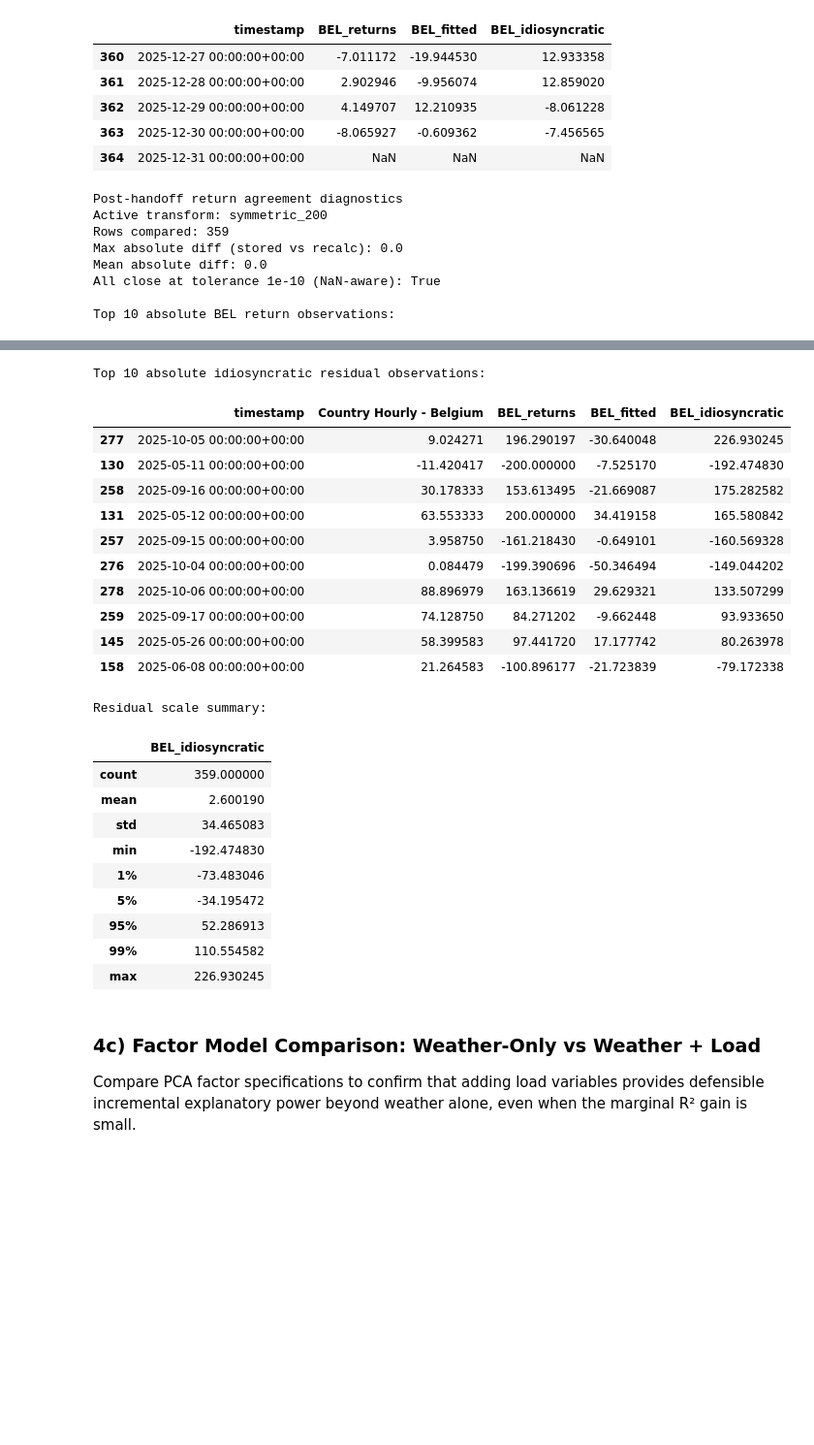
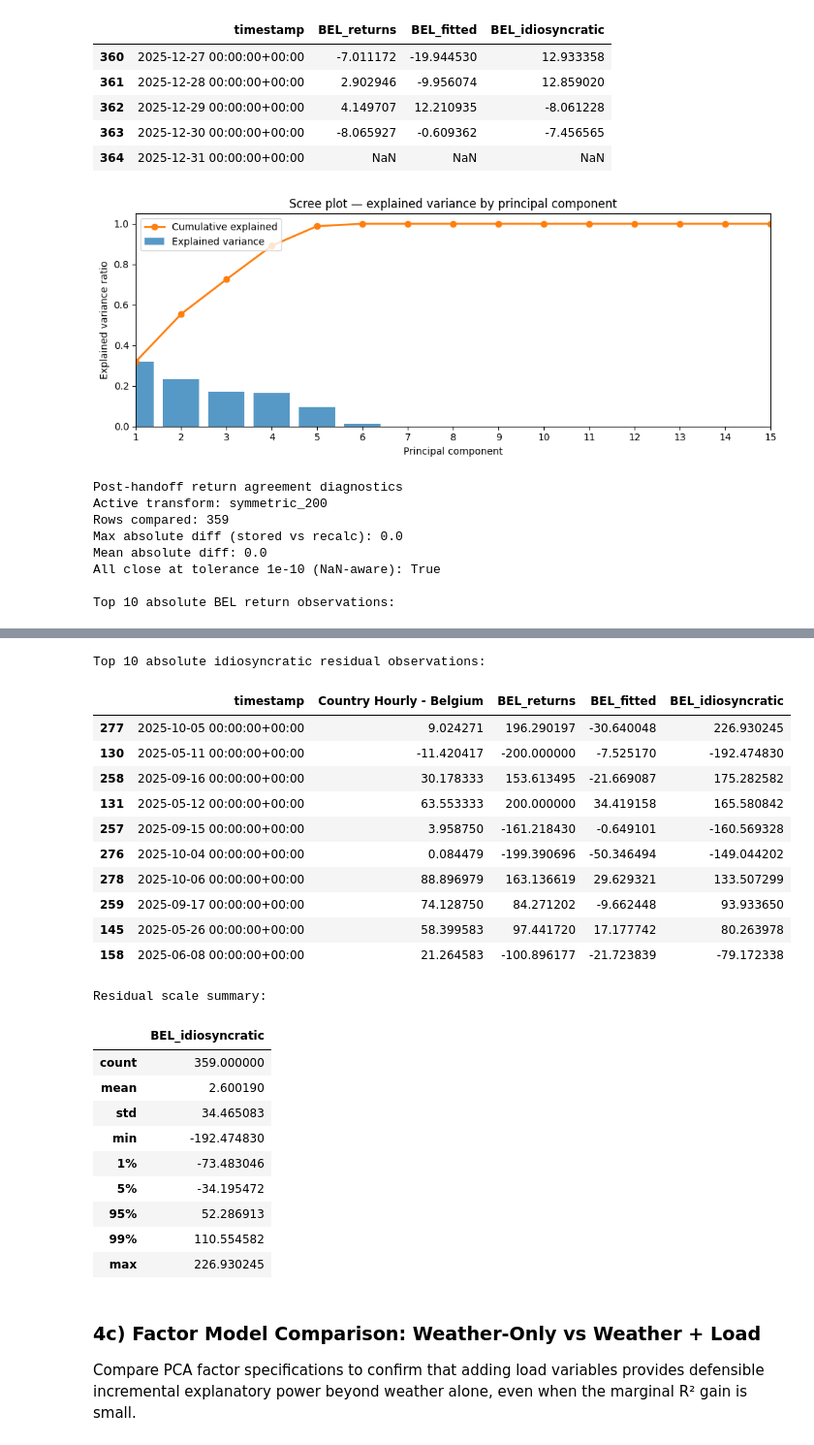
Before and after one commit to seconlon99/Prediction-Markets-Quant-Hedging, a Jupyter notebook: Energy_Lower_Freq_Nuclear.ipynb, the cells around one changed output, grey strips where cells are left out. Shown at 97% size. Drawn from its saved outputs; the diff is of its cells as text; code cells hidden in the pictures; blank space fills up the shorter version.

```diff
--- a/Energy_Lower_Freq_Nuclear.ipynb
+++ b/Energy_Lower_Freq_Nuclear.ipynb
@@ -1802,6 +1868,7 @@ Current BEL columns now map to robust series for downstream cells.
 # Section 4a) Post-handoff consistency audit
 import numpy as np
 import pandas as pd
+import matplotlib.pyplot as plt
 
 if "hourly_aligned" not in globals():
     raise ValueError("hourly_aligned not found.")
@@ -1819,6 +1886,42 @@ lag_price = diag[target_col].shift(1)
 transform_name = "pct_change_100"
 if "factor_model_state" in globals() and isinstance(factor_model_state, dict):
     transform_name = factor_model_state.get("return_transform", "pct_change_100")
+
+# Scree plot of principal components (Section 4a addition)
+if "factor_model_state" in globals() and isinstance(factor_model_state, dict) and "explained_variance_ratio" in factor_model_state:
+    evr = np.asarray(factor_model_state["explained_variance_ratio"])  # per-PC explained variance ratio
+    cum = np.asarray(factor_model_state.get("cumulative_explained_variance", np.cumsum(evr)))
+    n_evr = len(evr)
+    max_pc = max(15, n_evr)
+    pcs = np.arange(1, max_pc + 1)
+
+    # Pad arrays so x-axis always extends to `max_pc` (15 by requirement)
+    evr_plot = np.zeros_like(pcs, dtype=float)
+    evr_plot[:n_evr] = evr
+    cum_plot = np.zeros_like(pcs, dtype=float)
+    if n_evr > 0:
+        cum_plot[:n_evr] = cum
+        cum_plot[n_evr:] = cum[-1]
+
+    scree_df = pd.DataFrame({
+        "PC": pcs,
+        "explained_variance_ratio": evr_plot,
+        "cumulative_explained_variance": cum_plot,
+    })
+
+    fig, ax = plt.subplots(figsize=(10, 4))
+    ax.bar(pcs, evr_plot, color="C0", alpha=0.75, label="Explained variance")
+    ax.plot(pcs, cum_plot, color="C1", marker="o", linewidth=2, label="Cumulative explained")
+    ax.set_xlabel("Principal component")
+    ax.set_ylabel("Explained variance ratio")
+    ax.set_xlim(1, max_pc)
+    ax.set_xticks(np.arange(1, max_pc + 1))
+    ax.set_title("Scree plot — explained variance by principal component")
+    ax.legend(loc="upper left")
+    plt.tight_layout()
+    plt.show()
+else:
+    print("factor_model_state missing 'explained_variance_ratio'; cannot display scree plot.")
 
 if transform_name == "symmetric_200":
     eps = 1e-9
@@ -1831,33 +1934,34 @@ diag["return_abs_diff"] = (diag["BEL_returns"] - diag["BEL_returns_recalc"]).abs
 
 print("Post-handoff return agreement diagnostics")
 print("Active transform:", transform_name)
 print("Rows compared:", int(diag["return_abs_diff"].notna().sum()))
 print("Max absolute diff (stored vs recalc):", float(diag["return_abs_diff"].max()))
 print("Mean absolute diff:", float(diag["return_abs_diff"].mean()))
 
 close_mask = np.isclose(
     diag["BEL_returns"].to_numpy(dtype=float),
     diag["BEL_returns_recalc"].to_numpy(dtype=float),
     atol=1e-10,
     equal_nan=True,
 )
 print("All close at tolerance 1e-10 (NaN-aware):", bool(close_mask.all()))
 
 top_ret = diag.loc[diag["BEL_returns"].notna()].copy()
 top_ret["abs_ret"] = top_ret["BEL_returns"].abs()
 top_ret = top_ret.sort_values("abs_ret", ascending=False).head(10)
 print("\nTop 10 absolute BEL return observations:")
 display(top_ret[["timestamp", target_col, "BEL_returns", "BEL_returns_recalc", "return_abs_diff"]])
 
 top_resid = diag.loc[diag["BEL_idiosyncratic"].notna()].copy()
 top_resid["abs_resid"] = top_resid["BEL_idiosyncratic"].abs()
 top_resid = top_resid.sort_values("abs_resid", ascending=False).head(10)
 print("\nTop 10 absolute idiosyncratic residual observations:")
 display(top_resid[["timestamp", target_col, "BEL_returns", "BEL_fitted", "BEL_idiosyncratic"]])
 
 print("\nResidual scale summary:")
 display(diag["BEL_idiosyncratic"].dropna().describe(percentiles=[0.01, 0.05, 0.95, 0.99]).to_frame("BEL_idiosyncratic"))
 # %% [output]
+[figure, added]
 Post-handoff return agreement diagnostics
 Active transform: symmetric_200
 Rows compared: 359
```
Also changed, not shown: parts of 14 cells of this notebook.
